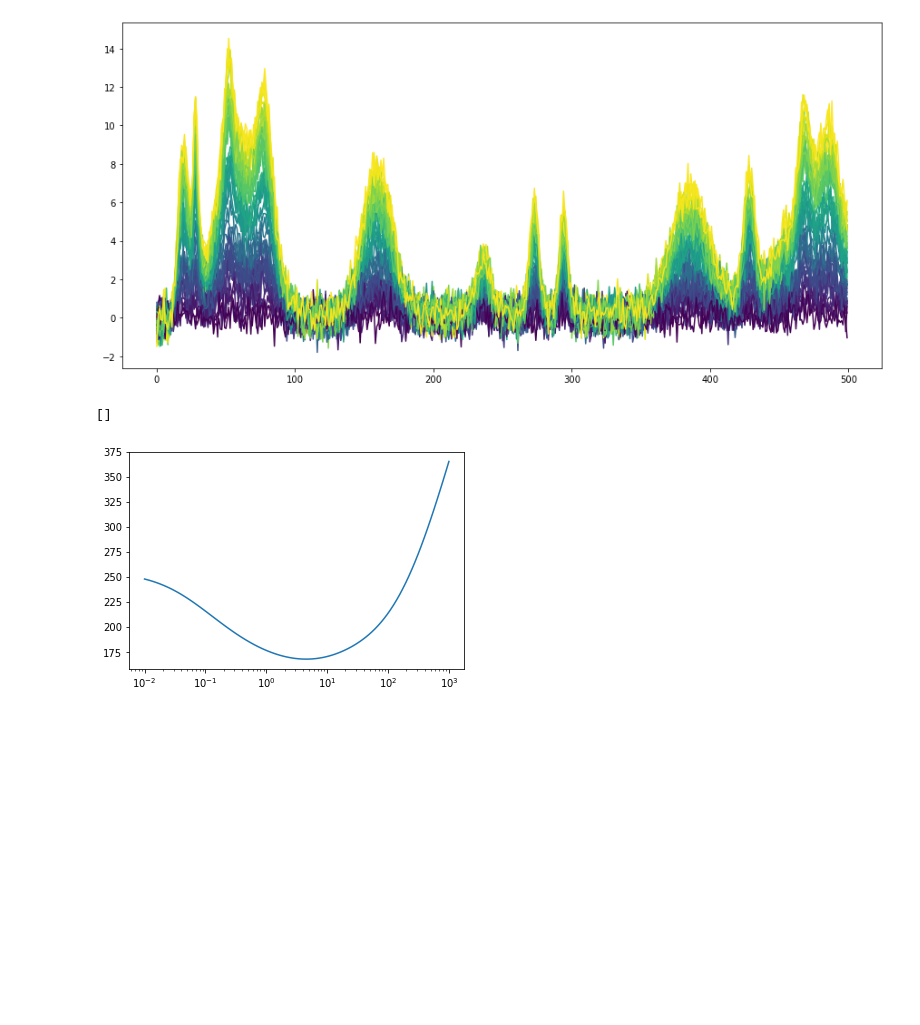
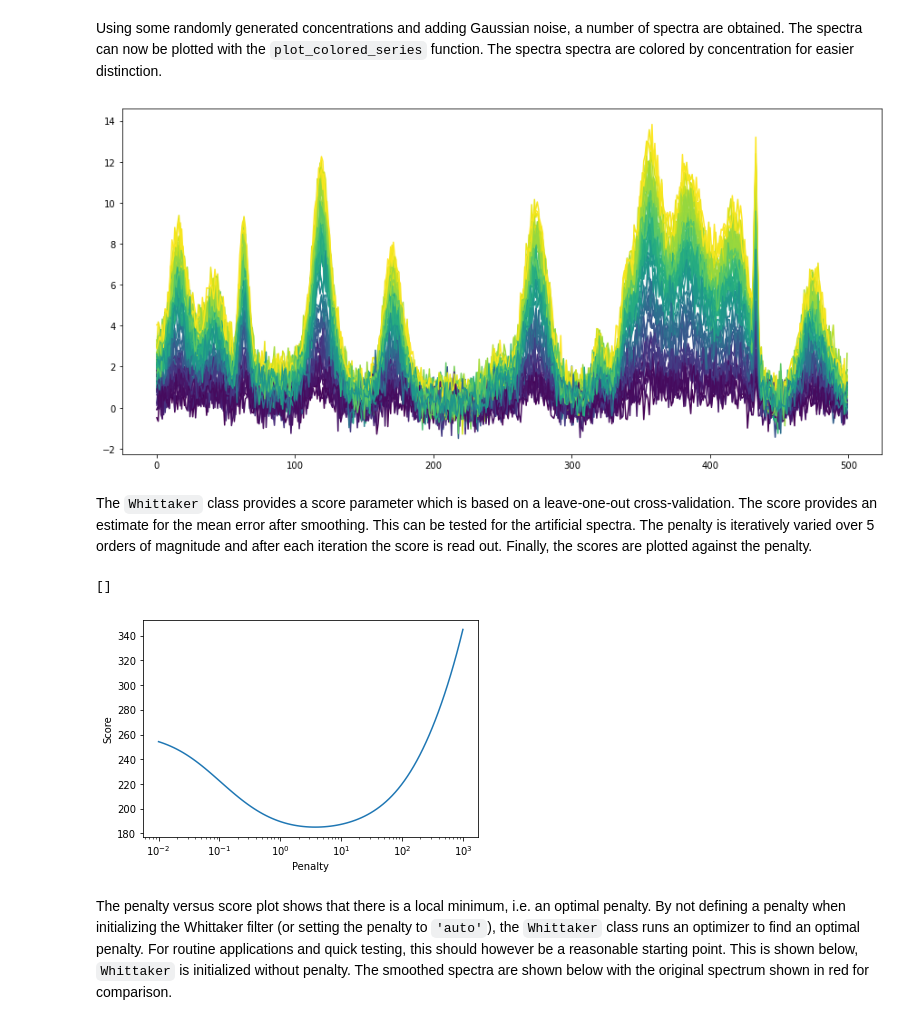
Before and after one commit to maruedt/chemometrics, a Jupyter notebook: examples/whittaker.ipynb, the cells around one changed output. Drawn from its saved outputs; the diff is of its cells as text; code cells hidden in the pictures; blank space fills up the shorter version.

```diff
--- a/examples/whittaker.ipynb
+++ b/examples/whittaker.ipynb
@@ -6,0 +18,8 @@ import matplotlib.pyplot as plt
+# %%
+n_wl = 500
+n_band = 20
+bandwidth = 3
+n_samples = 50
+S = cm.generate_background(n_wl) * 3 + cm.generate_spectra(n_wl, n_band,
+                                                       bandwidth)
+plt.plot(S.T)
@@ -7,22 +29,20 @@ import matplotlib.pyplot as plt
+# %% [markdown]
+Using some randomly generated concentrations and adding Gaussian noise, a number of spectra are obtained. The spectra can now be plotted with the `plot_colored_series` function. The spectra spectra are colored by concentration for easier distinction.
 # %%
-n_wl = 500
-n_band = 20
-bandwidth = 3
-n_samples = 50
-S = cm.generate_background(n_wl)*5 + cm.generate_spectra(n_wl, n_band,
-                                                       bandwidth)
 C = np.random.uniform(size=n_samples)
 X = C[:,None] * S
 X = X + np.random.normal(size=X.shape, scale=0.5)
 
 plt.figure(figsize=(15, 7))
 lines = cm.plot_colored_series(X.T, reference=C)
 # %% [output]
-[figure, old version]
+[figure, new version]
+# %% [markdown]
+The `Whittaker` class provides a score parameter which is based on a leave-one-out cross-validation. The score provides an estimate for the mean error after smoothing. This can be tested for the artificial spectra. The penalty is iteratively varied over 5 orders of magnitude and after each iteration the score is read out. Finally, the scores are plotted against the penalty.
 # %%
 n_points = 100
 
-penalties = 10**np.linspace(-2, 3, n_points)
+penalties = 10 ** np.linspace(-2, 3, n_points)
 scores = np.zeros(penalties.shape)
 
 whittaker = cm.Whittaker(penalty=1)
@@ -33,11 +53,15 @@ for i in range(n_points):
     scores[i] = whittaker.score(X)
 
 plt.plot(penalties, scores,)
+plt.xlabel('Penalty')
+plt.ylabel('Score')
 ax = plt.gca()
 ax.semilogx()
 # %% [output]
 []
-[figure, old version]
+[figure, new version]
+# %% [markdown]
+The penalty versus score plot shows that there is a local minimum, i.e. an optimal penalty. By not defining a penalty when initializing the Whittaker filter (or setting the penalty to `'auto'`), the `Whittaker` class runs an optimizer to find an optimal penalty. For routine applications and quick testing, this should however be a reasonable starting point. This is shown below, `Whittaker` is initialized without penalty. The smoothed spectra are shown below with the original spectrum shown in red for comparison.
 # %%
 whittaker = cm.Whittaker()
 X_smoothed = whittaker.fit_transform(X)
```
Also changed, not shown: parts of 5 cells of this notebook.
